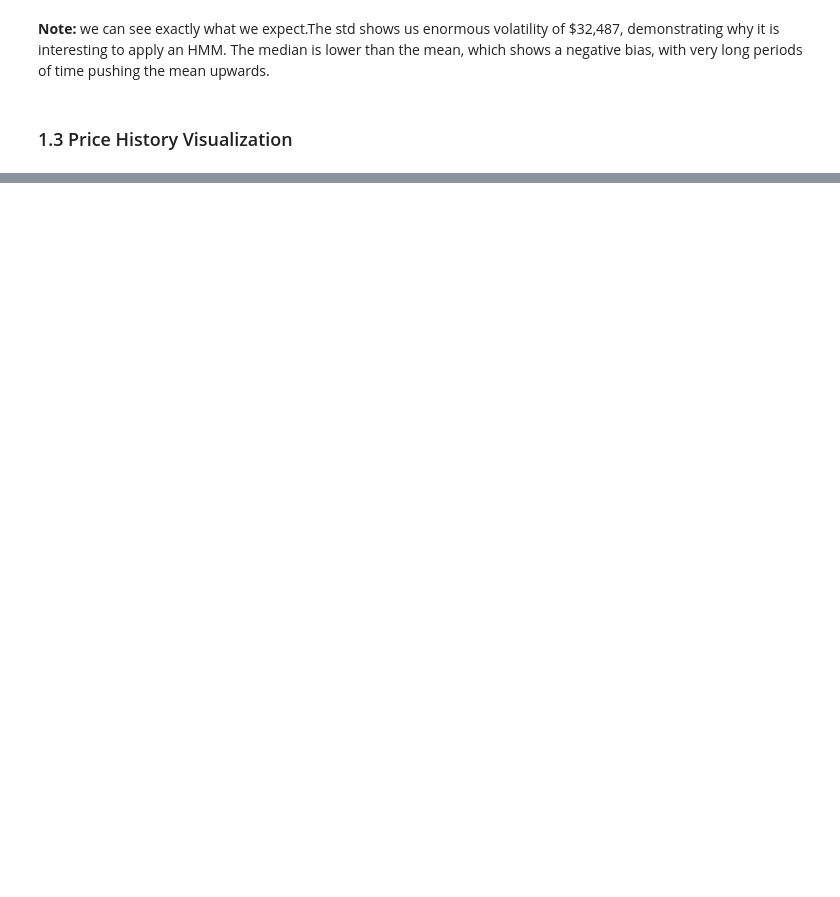
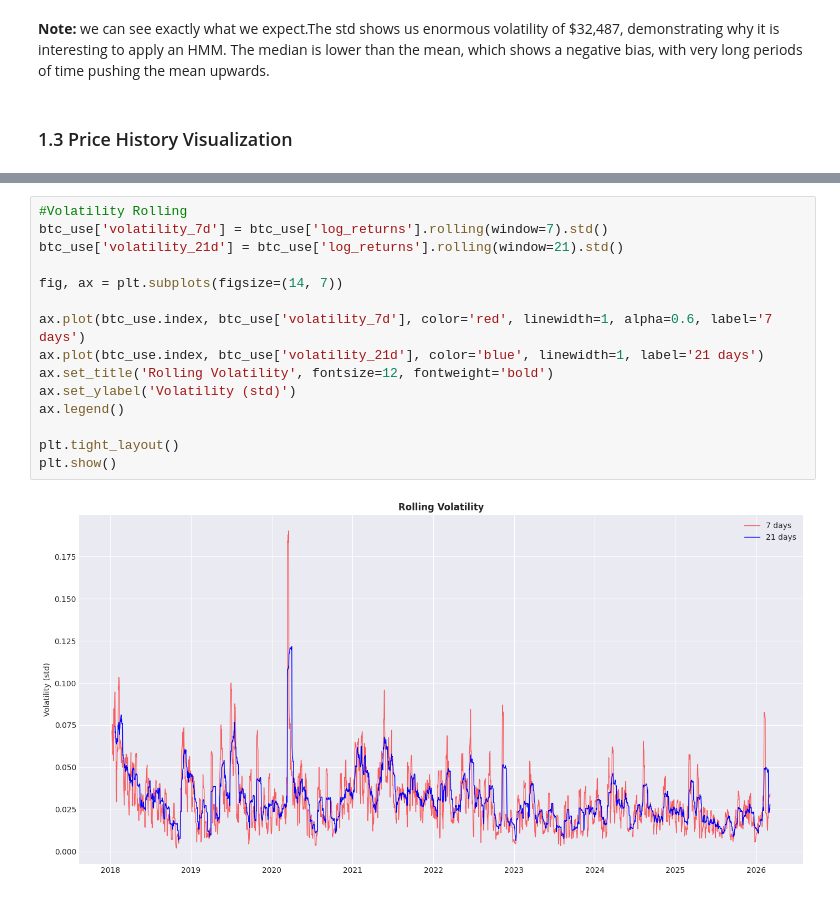
Before and after one commit to Sebasduarte14/crypto-market-regime-detection, a Jupyter notebook: notebooks/01_data_acquisition.ipynb, the cells around one changed output, grey strips where cells are left out. Saved outputs shown, nothing was run; the diff lists cells and outputs as text; blank space fills up the shorter version.

```diff
--- a/notebooks/01_data_acquisition.ipynb
+++ b/notebooks/01_data_acquisition.ipynb
@@ -106,0 +145,17 @@ plt.show()
+# %%
+#Volatility Rolling
+btc_use['volatility_7d'] = btc_use['log_returns'].rolling(window=7).std()
+btc_use['volatility_21d'] = btc_use['log_returns'].rolling(window=21).std()
+
+fig, ax = plt.subplots(figsize=(14, 7))
+
+ax.plot(btc_use.index, btc_use['volatility_7d'], color='red', linewidth=1, alpha=0.6, label='7 days')
+ax.plot(btc_use.index, btc_use['volatility_21d'], color='blue', linewidth=1, label='21 days')
+ax.set_title('Rolling Volatility', fontsize=12, fontweight='bold')
+ax.set_ylabel('Volatility (std)')
+ax.legend()
+
+plt.tight_layout()
+plt.show()
+# %% [output]
+[figure, added]
```
Also changed, not shown: parts of 9 cells of this notebook.
